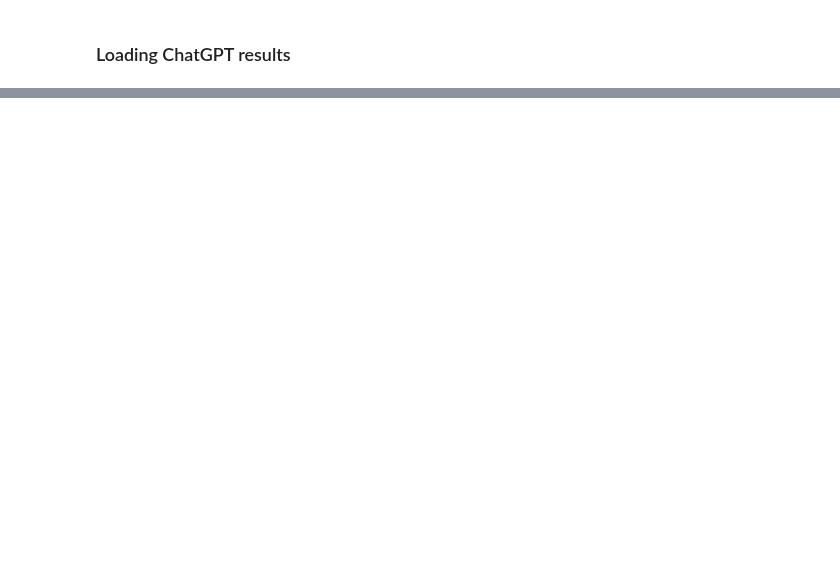
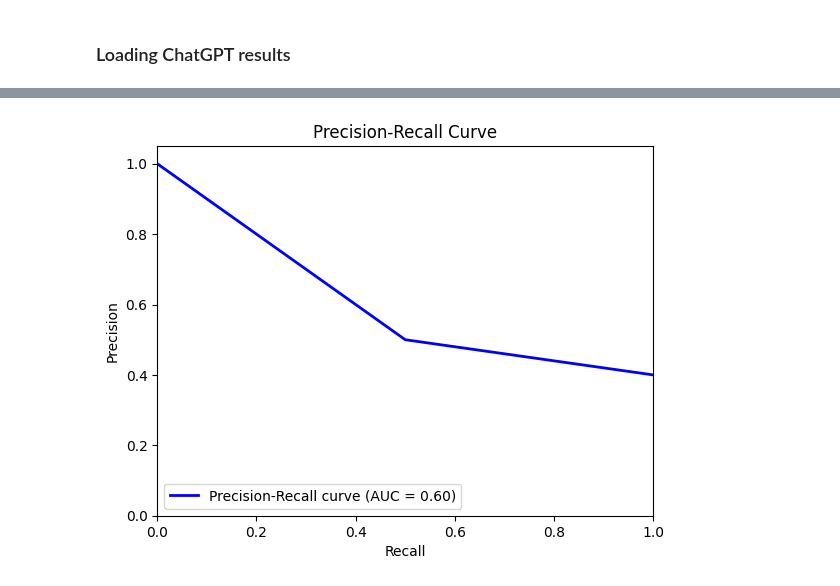
Before and after one commit to SoftwareStackLukas/LLMbasedRedundancyAnalysis, a Jupyter notebook: redundanciesbyannotations/redundant_main_part_benefit_results.ipynb, the cells around one changed output, grey strips where cells are left out. Cells and saved outputs as stored; diff of their text form; code cells hidden in the pictures; blank space fills up the shorter version.

```diff
--- a/redundanciesbyannotations/redundant_main_part_benefit_results.ipynb
+++ b/redundanciesbyannotations/redundant_main_part_benefit_results.ipynb
@@ -81,0 +160,12 @@ redundancy-model-gpt-4-turbo
+# %%
+plt.figure()
+plt.plot(recall_3_5_turbo, precision_3_5_turbo, color='blue', lw=2, label='Precision-Recall curve (AUC = %0.2f)' % pr_auc)
+plt.xlabel('Recall')
+plt.ylabel('Precision')
+plt.ylim([0.0, 1.05])
+plt.xlim([0.0, 1.0])
+plt.title('Precision-Recall Curve')
+plt.legend(loc="lower left")
+plt.show()
+# %% [output]
+[figure, added]
```
Also changed, not shown: parts of 19 cells of this notebook.
